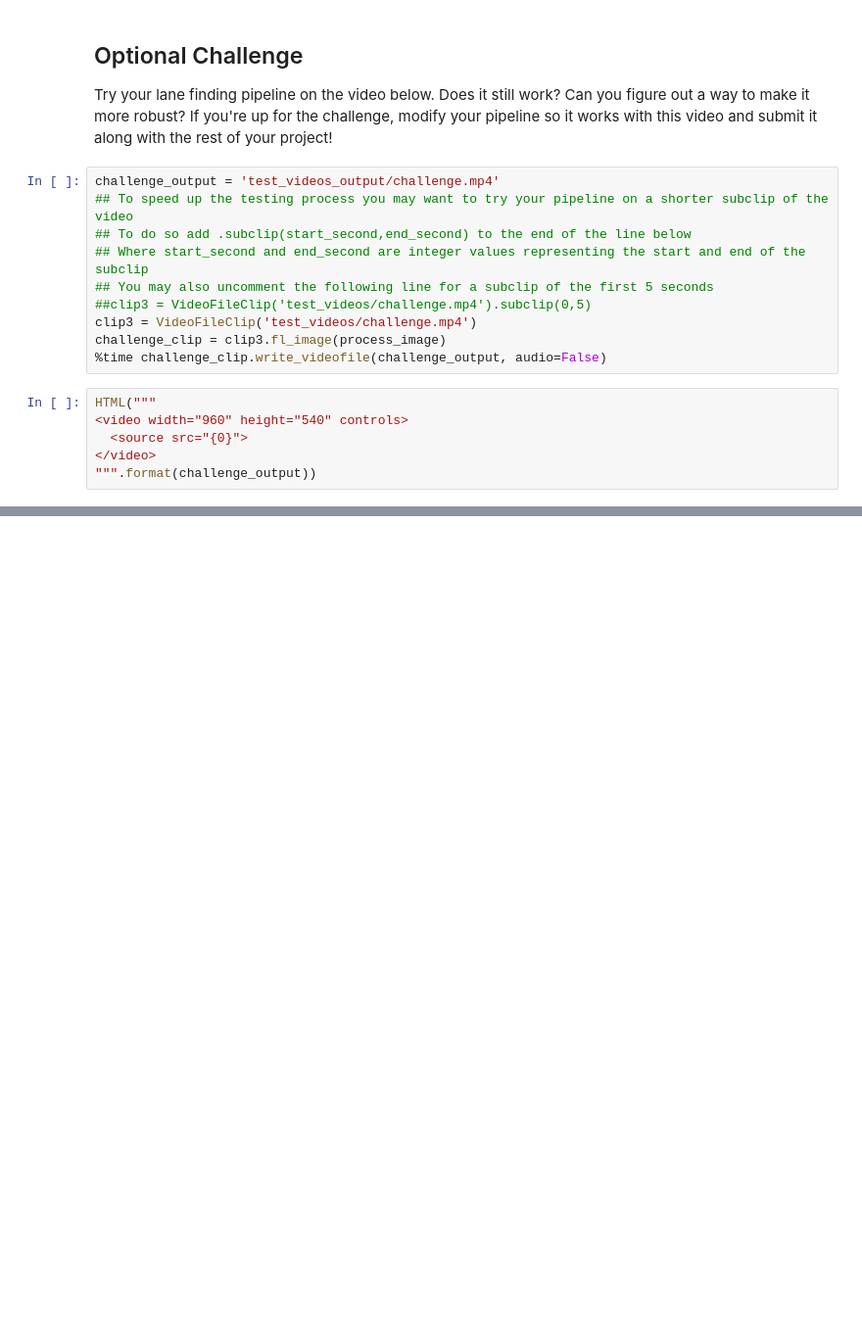
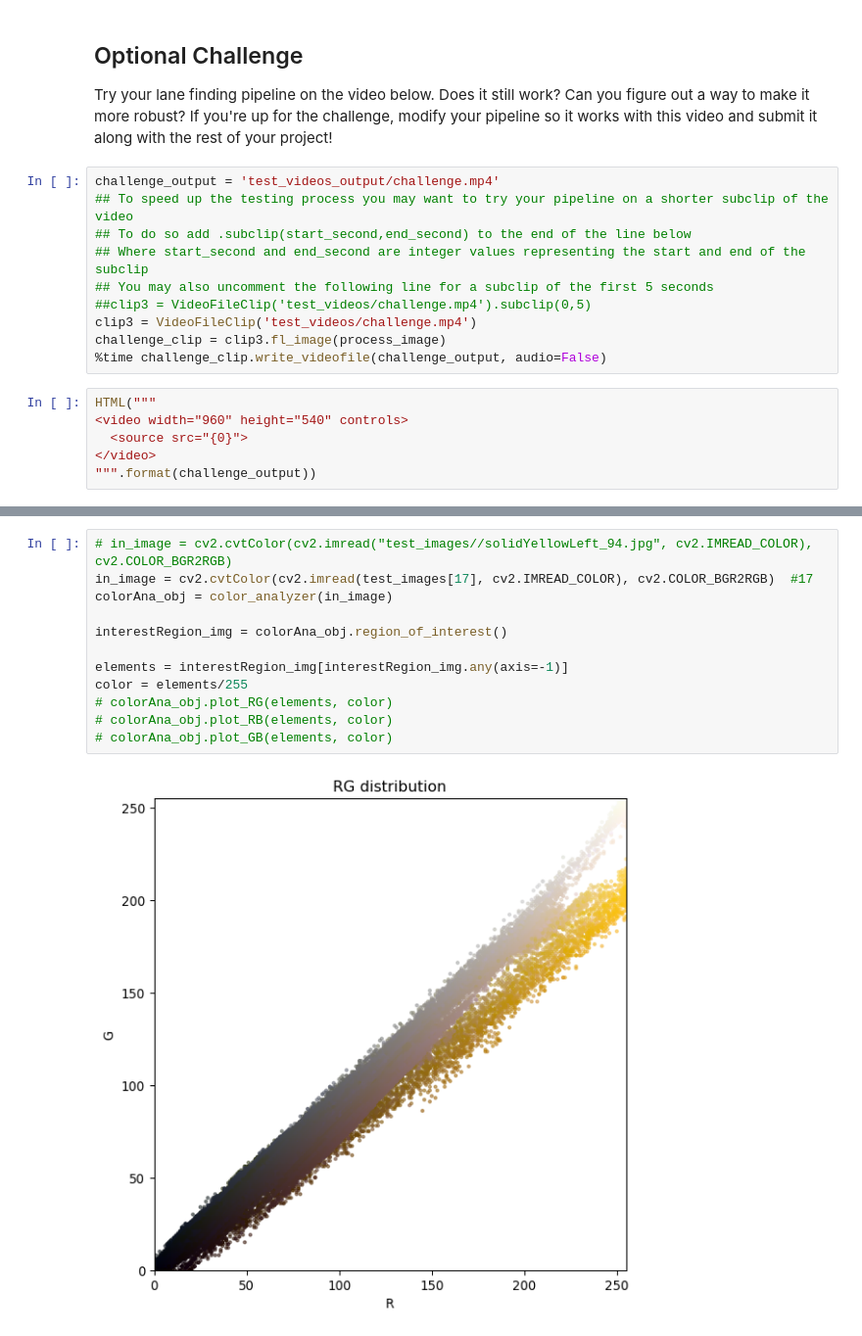
Before and after one commit to YouYueHuang/SelfDrivingCarProjects, a Jupyter notebook: CarND-LaneLines-P1-master/P1.ipynb, the cells around one changed output, grey strips where cells are left out. Shown at 98% size. Cells and saved outputs as stored; diff of their text form; blank space fills up the shorter version.

Commit message:
add color filter

```diff
--- a/CarND-LaneLines-P1-master/P1.ipynb
+++ b/CarND-LaneLines-P1-master/P1.ipynb
@@ -549,0 +653,14 @@ HTML("""
+# %%
+# in_image = cv2.cvtColor(cv2.imread("test_images//solidYellowLeft_94.jpg", cv2.IMREAD_COLOR), cv2.COLOR_BGR2RGB)
+in_image = cv2.cvtColor(cv2.imread(test_images[17], cv2.IMREAD_COLOR), cv2.COLOR_BGR2RGB)  #17
+colorAna_obj = color_analyzer(in_image)
+
+interestRegion_img = colorAna_obj.region_of_interest()
+
+elements = interestRegion_img[interestRegion_img.any(axis=-1)]
+color = elements/255
+# colorAna_obj.plot_RG(elements, color)
+# colorAna_obj.plot_RB(elements, color)
+# colorAna_obj.plot_GB(elements, color)
+# %% [output]
+[figure, added]
```
Also changed, not shown: parts of 11 cells of this notebook, 5 other files.
